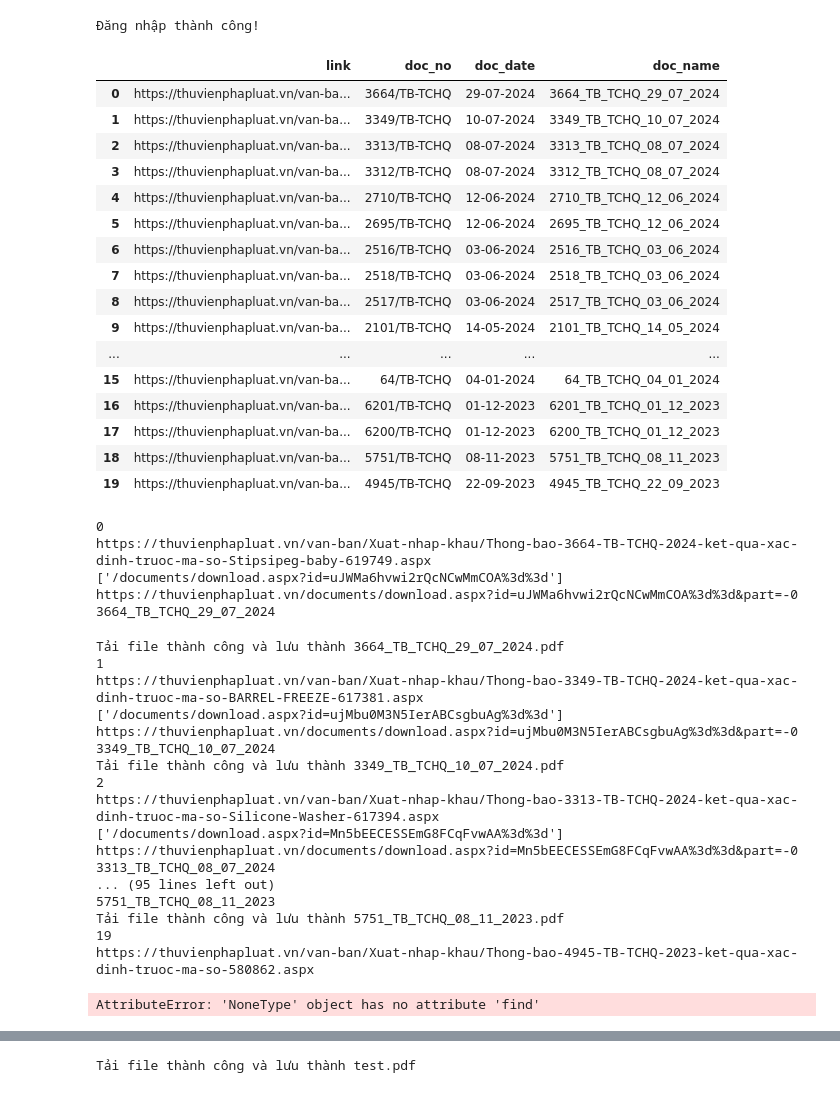
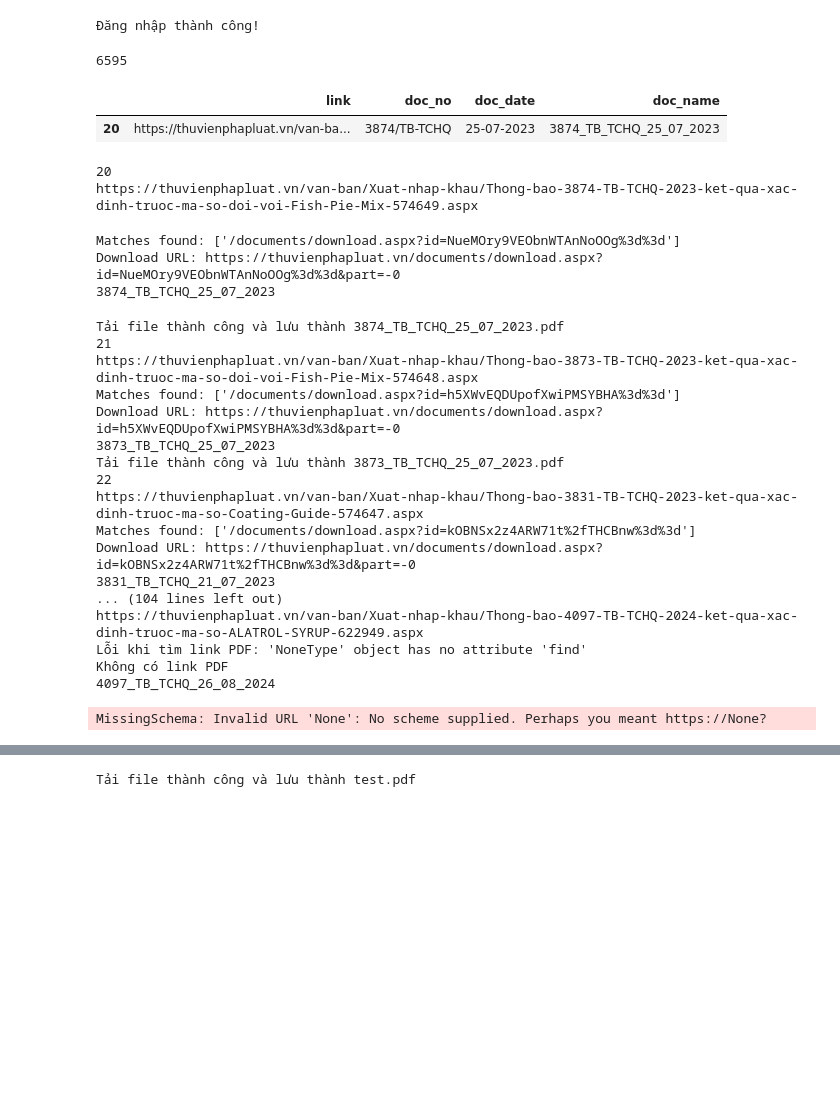
Before and after one commit to nguyenmanhcuong1291/uni_craw_tvpl, a Jupyter notebook: uni_craw_thuvienphapluat/craw_pdf_files.ipynb, the cells around one changed output, grey strips where cells are left out. Saved outputs shown, nothing was run; the diff lists cells and outputs as text; code cells hidden in the pictures; blank space fills up the shorter version.

```diff
--- a/uni_craw_thuvienphapluat/craw_pdf_files.ipynb
+++ b/uni_craw_thuvienphapluat/craw_pdf_files.ipynb
@@ -105,55 +125,48 @@ def download_pdf(download_link,file_name,idx):
         print(f"Tải file thành công và lưu thành {file_name}.pdf")
     else:
         print("Lỗi khi tải file:", response.status_code)
+# %%
+len(df)
+# %% [output]
+6595
 # %%
-df.iloc[0:20,:]
+df.iloc[20:21,:]
 # %% [output]
 |  | link | doc_no | doc_date | doc_name |
-| 0 | https://thuvienphapluat.vn/van-ba... | 3664/TB-TCHQ | 29-07-2024 | 3664_TB_TCHQ_29_07_2024 |
-| 1 | https://thuvienphapluat.vn/van-ba... | 3349/TB-TCHQ | 10-07-2024 | 3349_TB_TCHQ_10_07_2024 |
-| 2 | https://thuvienphapluat.vn/van-ba... | 3313/TB-TCHQ | 08-07-2024 | 3313_TB_TCHQ_08_07_2024 |
-| 3 | https://thuvienphapluat.vn/van-ba... | 3312/TB-TCHQ | 08-07-2024 | 3312_TB_TCHQ_08_07_2024 |
-| 4 | https://thuvienphapluat.vn/van-ba... | 2710/TB-TCHQ | 12-06-2024 | 2710_TB_TCHQ_12_06_2024 |
-| 5 | https://thuvienphapluat.vn/van-ba... | 2695/TB-TCHQ | 12-06-2024 | 2695_TB_TCHQ_12_06_2024 |
-| 6 | https://thuvienphapluat.vn/van-ba... | 2516/TB-TCHQ | 03-06-2024 | 2516_TB_TCHQ_03_06_2024 |
-| 7 | https://thuvienphapluat.vn/van-ba... | 2518/TB-TCHQ | 03-06-2024 | 2518_TB_TCHQ_03_06_2024 |
-| 8 | https://thuvienphapluat.vn/van-ba... | 2517/TB-TCHQ | 03-06-2024 | 2517_TB_TCHQ_03_06_2024 |
-| 9 | https://thuvienphapluat.vn/van-ba... | 2101/TB-TCHQ | 14-05-2024 | 2101_TB_TCHQ_14_05_2024 |
-| ... | ... | ... | ... | ... |
-| 15 | https://thuvienphapluat.vn/van-ba... | 64/TB-TCHQ | 04-01-2024 | 64_TB_TCHQ_04_01_2024 |
-| 16 | https://thuvienphapluat.vn/van-ba... | 6201/TB-TCHQ | 01-12-2023 | 6201_TB_TCHQ_01_12_2023 |
-| 17 | https://thuvienphapluat.vn/van-ba... | 6200/TB-TCHQ | 01-12-2023 | 6200_TB_TCHQ_01_12_2023 |
-| 18 | https://thuvienphapluat.vn/van-ba... | 5751/TB-TCHQ | 08-11-2023 | 5751_TB_TCHQ_08_11_2023 |
-| 19 | https://thuvienphapluat.vn/van-ba... | 4945/TB-TCHQ | 22-09-2023 | 4945_TB_TCHQ_22_09_2023 |
+| 20 | https://thuvienphapluat.vn/van-ba... | 3874/TB-TCHQ | 25-07-2023 | 3874_TB_TCHQ_25_07_2023 |
 # %%
-for idx,row in df.iloc[20:50,:].iterrows():
+for idx,row in df.iterrows():
     print (idx)
     print(row[0])
     download_link= get_downloadlink(row[0])
     print(row[3])
     file_name = row[3]
-    download_pdf(download_link,file_name,idx)
+    if download_link :
+        try:
+            download_pdf(download_link,file_name,idx)
+        except Exception as e:
+            print(f"Lỗi khi tìm tất cả các thẻ script: {e}")
 # %% [output]
-0
-https://thuvienphapluat.vn/van-ban/Xuat-nhap-khau/Thong-bao-3664-TB-TCHQ-2024-ket-qua-xac-dinh-truoc-ma-so-Stipsipeg-baby-619749.aspx
-['/documents/download.aspx?id=uJWMa6hvwi2rQcNCwMmCOA%3d%3d']
-https://thuvienphapluat.vn/documents/download.aspx?id=uJWMa6hvwi2rQcNCwMmCOA%3d%3d&part=-0
-3664_TB_TCHQ_29_07_2024
+20
+https://thuvienphapluat.vn/van-ban/Xuat-nhap-khau/Thong-bao-3874-TB-TCHQ-2023-ket-qua-xac-dinh-truoc-ma-so-doi-voi-Fish-Pie-Mix-574649.aspx
-Tải file thành công và lưu thành 3664_TB_TCHQ_29_07_2024.pdf
-1
-https://thuvienphapluat.vn/van-ban/Xuat-nhap-khau/Thong-bao-3349-TB-TCHQ-2024-ket-qua-xac-dinh-truoc-ma-so-BARREL-FREEZE-617381.aspx
-['/documents/download.aspx?id=ujMbu0M3N5IerABCsgbuAg%3d%3d']
-https://thuvienphapluat.vn/documents/download.aspx?id=ujMbu0M3N5IerABCsgbuAg%3d%3d&part=-0
-3349_TB_TCHQ_10_07_2024
-Tải file thành công và lưu thành 3349_TB_TCHQ_10_07_2024.pdf
-2
-https://thuvienphapluat.vn/van-ban/Xuat-nhap-khau/Thong-bao-3313-TB-TCHQ-2024-ket-qua-xac-dinh-truoc-ma-so-Silicone-Washer-617394.aspx
-['/documents/download.aspx?id=Mn5bEECESSEmG8FCqFvwAA%3d%3d']
-https://thuvienphapluat.vn/documents/download.aspx?id=Mn5bEECESSEmG8FCqFvwAA%3d%3d&part=-0
-3313_TB_TCHQ_08_07_2024
-... (95 lines left out)
-5751_TB_TCHQ_08_11_2023
-Tải file thành công và lưu thành 5751_TB_TCHQ_08_11_2023.pdf
-19
-https://thuvienphapluat.vn/van-ban/Xuat-nhap-khau/Thong-bao-4945-TB-TCHQ-2023-ket-qua-xac-dinh-truoc-ma-so-580862.aspx
+Matches found: ['/documents/download.aspx?id=NueMOry9VEObnWTAnNoOOg%3d%3d']
+Download URL: https://thuvienphapluat.vn/documents/download.aspx?id=NueMOry9VEObnWTAnNoOOg%3d%3d&part=-0
+3874_TB_TCHQ_25_07_2023
-AttributeError: 'NoneType' object has no attribute 'find'
+Tải file thành công và lưu thành 3874_TB_TCHQ_25_07_2023.pdf
+21
+https://thuvienphapluat.vn/van-ban/Xuat-nhap-khau/Thong-bao-3873-TB-TCHQ-2023-ket-qua-xac-dinh-truoc-ma-so-doi-voi-Fish-Pie-Mix-574648.aspx
+Matches found: ['/documents/download.aspx?id=h5XWvEQDUpofXwiPMSYBHA%3d%3d']
+Download URL: https://thuvienphapluat.vn/documents/download.aspx?id=h5XWvEQDUpofXwiPMSYBHA%3d%3d&part=-0
+3873_TB_TCHQ_25_07_2023
+Tải file thành công và lưu thành 3873_TB_TCHQ_25_07_2023.pdf
+22
+https://thuvienphapluat.vn/van-ban/Xuat-nhap-khau/Thong-bao-3831-TB-TCHQ-2023-ket-qua-xac-dinh-truoc-ma-so-Coating-Guide-574647.aspx
+Matches found: ['/documents/download.aspx?id=kOBNSx2z4ARW71t%2fTHCBnw%3d%3d']
+Download URL: https://thuvienphapluat.vn/documents/download.aspx?id=kOBNSx2z4ARW71t%2fTHCBnw%3d%3d&part=-0
+3831_TB_TCHQ_21_07_2023
+... (104 lines left out)
+https://thuvienphapluat.vn/van-ban/Xuat-nhap-khau/Thong-bao-4097-TB-TCHQ-2024-ket-qua-xac-dinh-truoc-ma-so-ALATROL-SYRUP-622949.aspx
+Lỗi khi tìm link PDF: 'NoneType' object has no attribute 'find'
+Không có link PDF
+4097_TB_TCHQ_26_08_2024
+MissingSchema: Invalid URL 'None': No scheme supplied. Perhaps you meant https://None?
```
Also changed, not shown: parts of 12 cells of this notebook, 1 other file.
